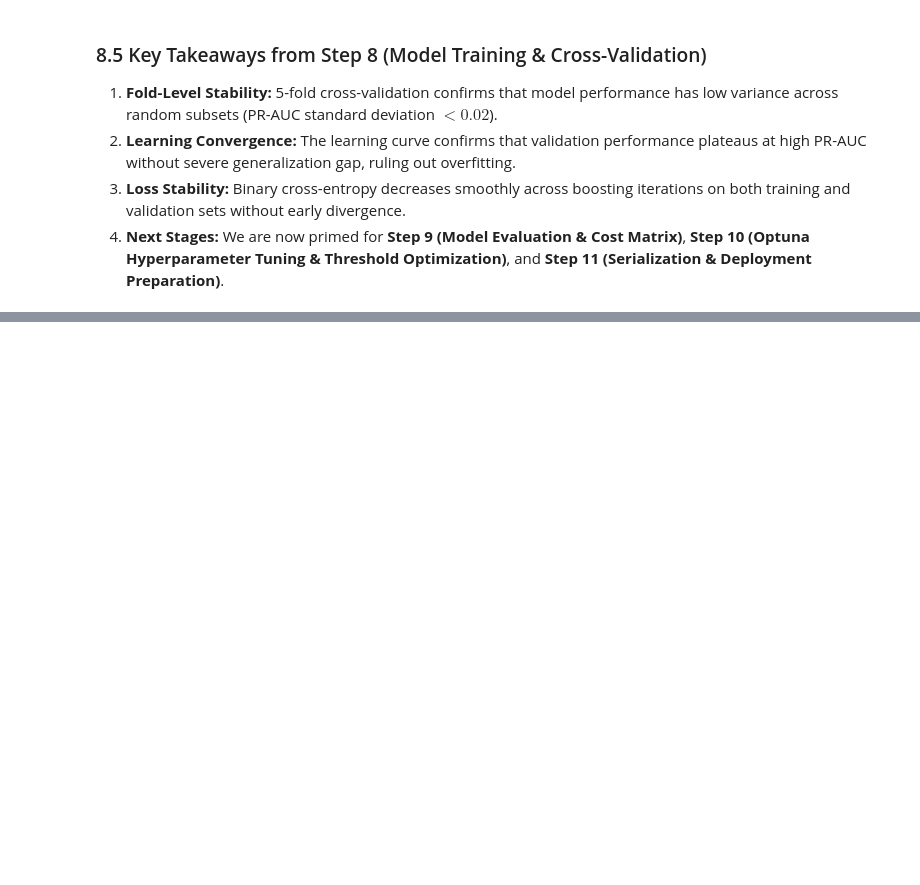
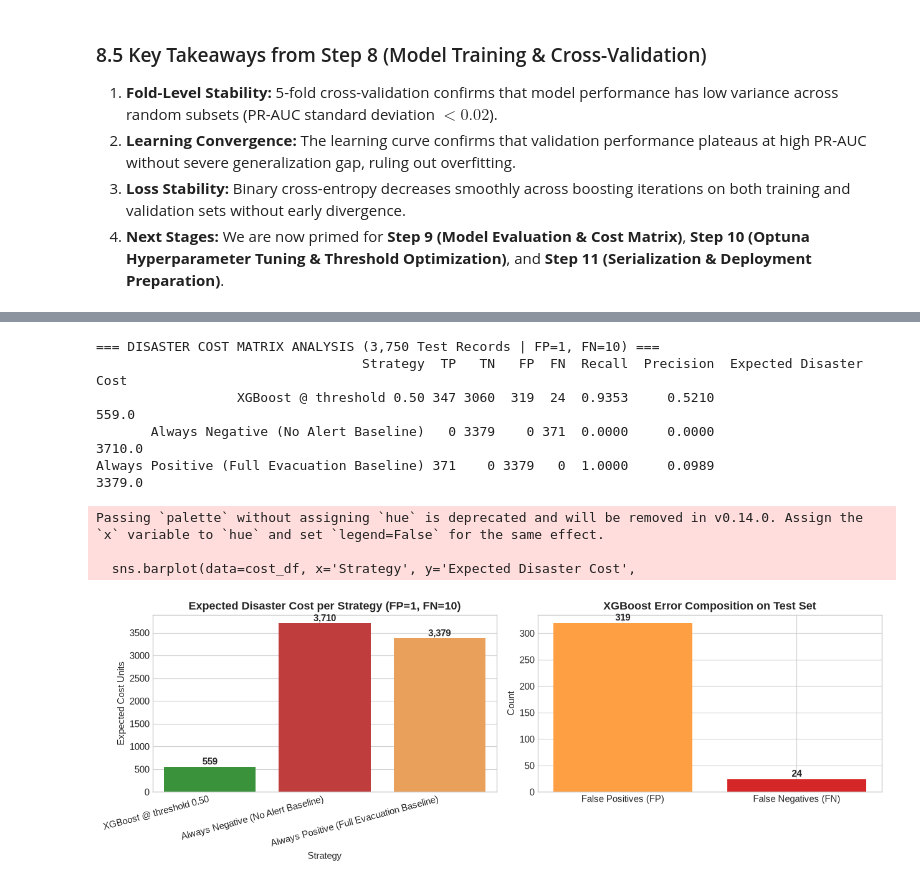
Before and after one commit to GamithaGimhana/FloodSentinel, a Jupyter notebook: notebooks/flood_prediction_sri_lanka.ipynb, the cells around one changed output, grey strips where cells are left out. Drawn from its saved outputs; the diff is of its cells as text; code cells hidden in the pictures; blank space fills up the shorter version.

```diff
--- a/notebooks/flood_prediction_sri_lanka.ipynb
+++ b/notebooks/flood_prediction_sri_lanka.ipynb
@@ -971,0 +1084,62 @@ plt.show()
+# %%
+# ============================================================
+# 9.3 Asymmetric Disaster Cost Matrix (FN penalized 10x over FP)
+# ============================================================
+FP_COST = 1.0    # False Alarm  -> unnecessary evacuation, economic friction
+FN_COST = 10.0   # Missed Flood -> loss of lives & property (10x heavier)
+
+def disaster_cost_report(y_true, y_pred, label):
+    tn, fp, fn, tp = confusion_matrix(y_true, y_pred).ravel()
+    return {
+        'Strategy'              : label,
+        'TP'                    : tp,
+        'TN'                    : tn,
+        'FP'                    : fp,
+        'FN'                    : fn,
+        'Recall'                : round(recall_score(y_true, y_pred), 4),
+        'Precision'             : round(precision_score(y_true, y_pred, zero_division=0), 4),
+        'Expected Disaster Cost': fp * FP_COST + fn * FN_COST
+    }
+
+cost_rows = [
+    disaster_cost_report(y_test, y_test_pred,               'XGBoost @ threshold 0.50'),
+    disaster_cost_report(y_test, np.zeros_like(y_test),     'Always Negative (No Alert Baseline)'),
+    disaster_cost_report(y_test, np.ones_like(y_test),      'Always Positive (Full Evacuation Baseline)')
+]
+cost_df = pd.DataFrame(cost_rows)
+
+print("=== DISASTER COST MATRIX ANALYSIS (3,750 Test Records | FP=1, FN=10) ===")
+print(cost_df.to_string(index=False))
+
+# --- Visualization ---
+fig, axes = plt.subplots(1, 2, figsize=(13, 4.5))
+
+sns.barplot(data=cost_df, x='Strategy', y='Expected Disaster Cost',
+            palette=['#2ca02c', '#d62728', '#ff9f43'], ax=axes[0])
+axes[0].set_title('Expected Disaster Cost per Strategy (FP=1, FN=10)', fontweight='bold')
+axes[0].set_ylabel('Expected Cost Units')
+for p in axes[0].patches:
+    axes[0].annotate(f'{p.get_height():,.0f}',
+                     (p.get_x() + p.get_width() / 2., p.get_height()),
+                     ha='center', va='bottom', fontweight='bold')
+axes[0].set_xticklabels(axes[0].get_xticklabels(), rotation=15, ha='right')
+
+axes[1].bar(['False Positives (FP)', 'False Negatives (FN)'],
+            [cm[0, 1], cm[1, 0]], color=['#ff9f43', '#d62728'])
+for i, v in enumerate([cm[0, 1], cm[1, 0]]):
+    axes[1].text(i, v + 5, str(v), ha='center', fontweight='bold')
+axes[1].set_title('XGBoost Error Composition on Test Set', fontweight='bold')
+axes[1].set_ylabel('Count')
+
+plt.tight_layout()
+plt.show()
+# %% [output]
+=== DISASTER COST MATRIX ANALYSIS (3,750 Test Records | FP=1, FN=10) ===
+                                  Strategy  TP   TN   FP  FN  Recall  Precision  Expected Disaster Cost
+                  XGBoost @ threshold 0.50 347 3060  319  24  0.9353     0.5210                   559.0
+       Always Negative (No Alert Baseline)   0 3379    0 371  0.0000     0.0000                  3710.0
+Always Positive (Full Evacuation Baseline) 371    0 3379   0  1.0000     0.0989                  3379.0
+Passing `palette` without assigning `hue` is deprecated and will be removed in v0.14.0. Assign the `x` variable to `hue` and set `legend=False` for the same effect.
+
+  sns.barplot(data=cost_df, x='Strategy', y='Expected Disaster Cost',
+[figure, added]
```
Also changed, not shown: parts of 5 cells of this notebook, 3 other files.
